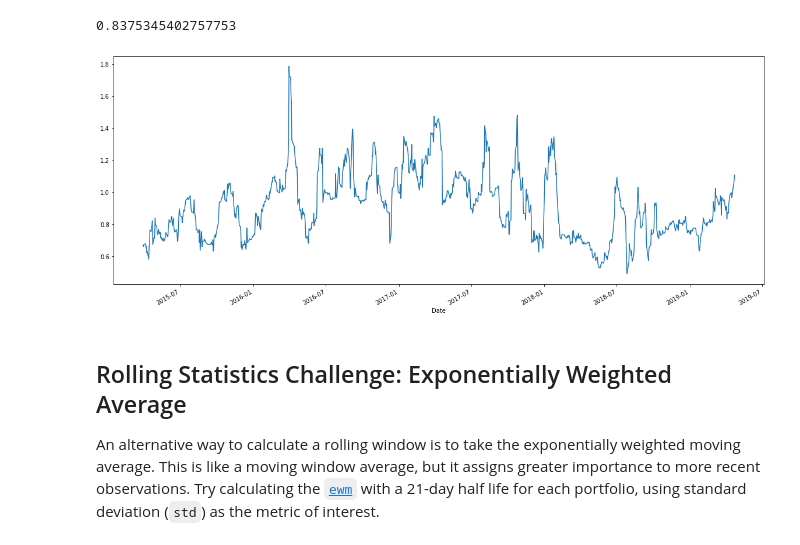
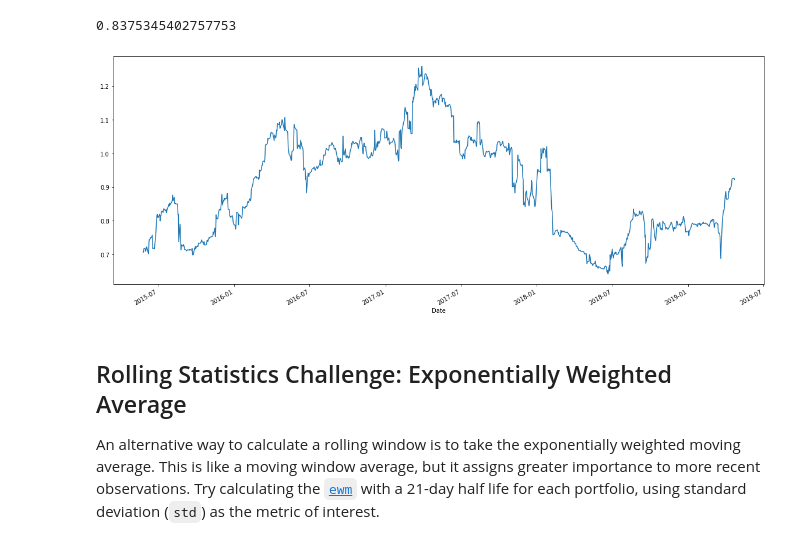
Before and after one commit to lrb924/Portfolio_Performance, a Jupyter notebook: whale_analysis.ipynb, the cells around one changed output. Saved outputs shown, nothing was run; the diff lists cells and outputs as text; code cells hidden in the pictures.

```diff
--- a/whale_analysis.ipynb
+++ b/whale_analysis.ipynb
@@ -173,9 +173,9 @@ sp500_history_df
 # %%
 # Calculate Daily Returns
-sp500_history_returns_df = sp500_history_df.pct_change()
+sp500_returns_df = sp500_closing_df.pct_change()
 # %%
 # Drop nulls
-sp500_history_returns_df.dropna(inplace=True)
+sp500_returns_df.dropna(inplace=True)
 # %%
 # Rename `Close` Column to be specific to this portfolio.
-sp500_history_returns_df.rename(columns={"Close":"SP_500"}, inplace=True)
+sp500_returns_df.rename(columns={"Close":"SP_500"}, inplace=True)
@@ -200,7 +200,7 @@ sp500_history_returns_df
 ## Combine Whale, Algorithmic, and S&P 500 Returns
 # %%
 # Join Whale Returns, Algorithmic Returns, and the S&P 500 Returns into a single DataFrame with columns for each portfolio's returns.
-whale_algo_sp500_returns_df = pd.concat([whale_returns_df, algo_returns_df, sp500_history_returns_df], axis = 1, join="inner")
+whale_algo_sp500_returns_df = pd.concat([whale_returns_df, algo_returns_df, sp500_returns_df], axis = 1, join="inner")
 # %%
 whale_algo_sp500_returns_df
 # %% [output]
@@ -408,12 +408,12 @@ beta_algo
 0.8375345402757753
 # %%
 # Plot beta trend
-covariance_algo_rolling21 = whale_algo_sp500_returns_df["Algo 2"].rolling(window = 21).cov(whale_algo_sp500_returns_df["SP_500"])
-variance_SP_500_rolling21 = whale_algo_sp500_returns_df["SP_500"].rolling(window = 21).var()
-beta_algo_rolling21 = covariance_algo_rolling21 / variance_SP_500_rolling21
-beta_algo_rolling21.plot(figsize=(20,8));
+covariance_algo2_rolling60 = whale_algo_sp500_returns_df["Algo 2"].rolling(window = 60).cov(whale_algo_sp500_returns_df["SP_500"])
+variance_SP_500_rolling60 = whale_algo_sp500_returns_df["SP_500"].rolling(window = 60).var()
+beta_algo2_rolling60 = covariance_algo2_rolling60 / variance_SP_500_rolling60
+beta_algo2_rolling60.plot(figsize=(20,8));
 # %% [output]
-[figure, old version]
+[figure, new version]
 # %% [markdown]
 ## Rolling Statistics Challenge: Exponentially Weighted Average
 
```
Also changed, not shown: parts of 29 cells of this notebook.
